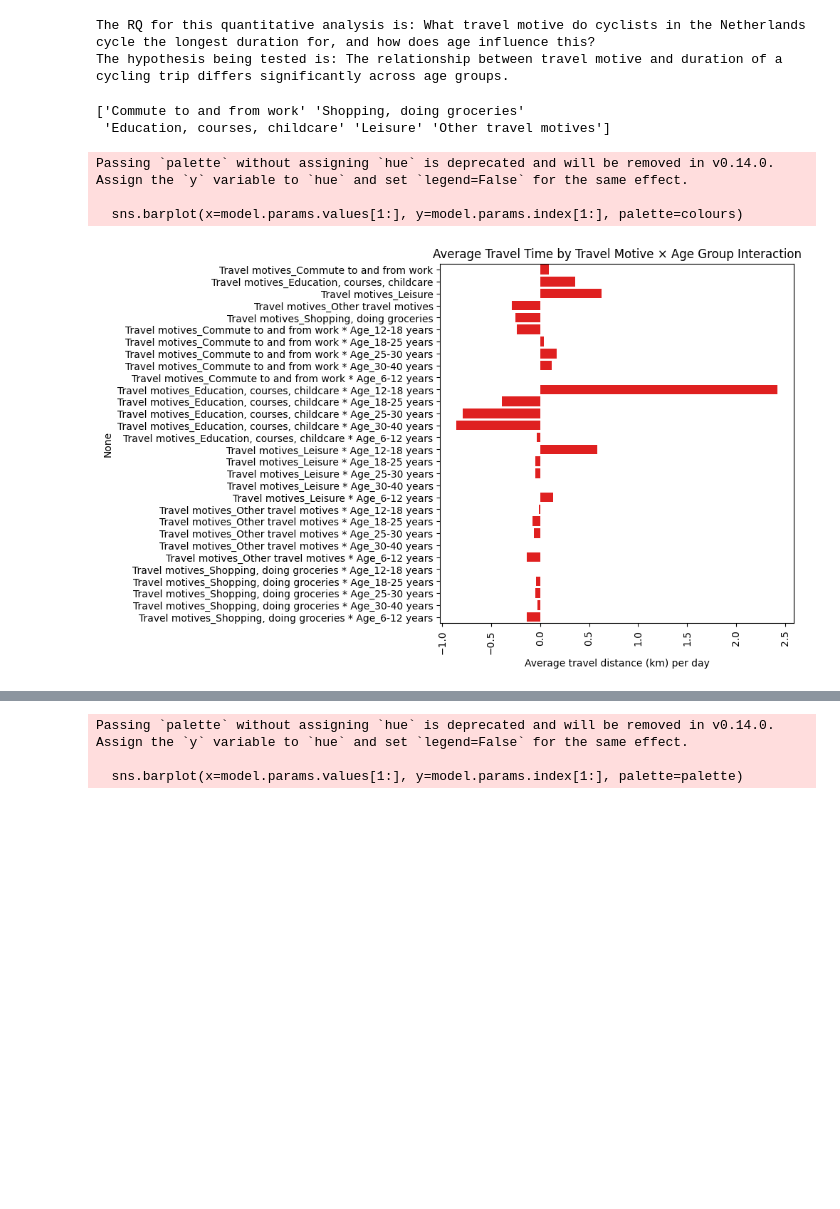
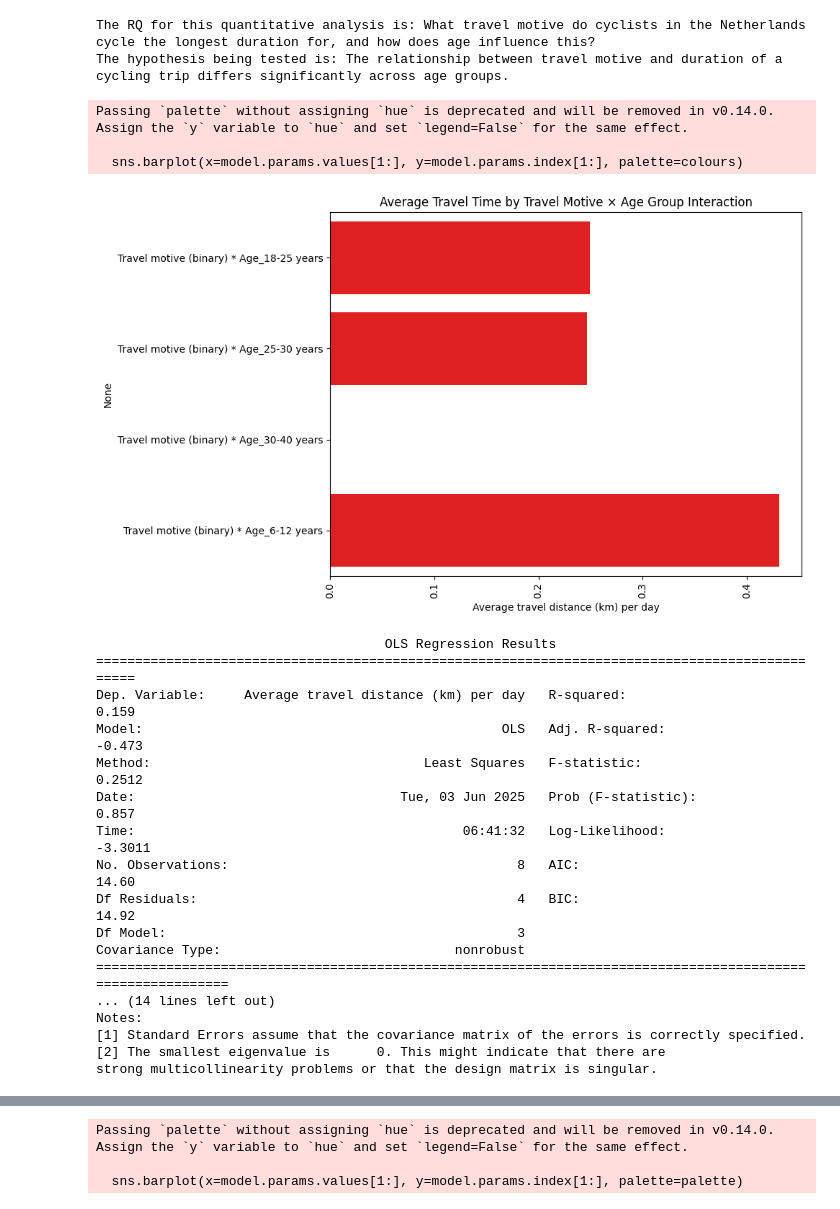
Before and after one commit to Angel-1213/six4change-quant-data, a Jupyter notebook: data analysis/Linear-regression2.ipynb, the cells around one changed output, grey strips where cells are left out. Cells and saved outputs as stored; diff of their text form; code cells hidden in the pictures; blank space fills up the shorter version.

```diff
--- a/data analysis/Linear-regression2.ipynb
+++ b/data analysis/Linear-regression2.ipynb
@@ -269,7 +269,11 @@ def load_and_clean_data(file_path):
     # Remove 'Total' rows from 'Travel motives' and 'Age' columns
     bicycle_data = bicycle_data[bicycle_data['Travel motives'] != 'Total']
     bicycle_data = bicycle_data[bicycle_data['Age'] != 'Total']
-    print(bicycle_data['Travel motives'].unique())  # Display unique travel motives after filtering
+
+    # Drop rows with any NaN values
+    bicycle_data.dropna(inplace=True)
+    # Reset index after filtering and dropping NaNs
+    bicycle_data.reset_index(drop=True, inplace=True)
 
     # Convert European number formats
     numeric_cols = [
@@ -321,34 +317,28 @@ def average(data):
 # %%
 # One hot encoding for categorical variables
-def one_hot_encode(data, column1, column2):
-   encoder = OneHotEncoder(sparse_output=False, drop=['Average of motives', 'Average of ages']) # Initialise the encoder
+def one_hot_encode(data, column):
+   encoder = OneHotEncoder(sparse_output=False, drop=['12-18 years']) # Initialise the encoder
 
-   one_hot_encoded = encoder.fit_transform(data[[column1, column2]]) # Fit the encder to the data and transform it
+   one_hot_encoded = encoder.fit_transform(data[[column]]) # Fit the encder to the data and transform it
 
    one_hot_df = pd.DataFrame(one_hot_encoded, columns=encoder.get_feature_names_out(), index=data.index) # Create a DataFrame from the encoded data
 
    df_encoded = pd.concat([data, one_hot_df], axis=1).dropna() # Concatenate the original DataFrame with the one-hot encoded DataFrame
 
-   df_encoded = df_encoded.drop(columns=[column1, column2]) # Drop the original column after encoding
+   df_encoded = df_encoded.drop(columns=[column]) # Drop the original column after encoding
    return df_encoded # Return the DataFrame with the one-hot encoded columns
 # %%
 # interaction between travel motives and age groups
-def interaction_terms(data, col1, col2):
-    travel_cols = [col for col in data.columns if col.startswith(col1)]
-    age_cols = [col for col in data.columns if col.startswith(col2)]
+def interaction_terms(data, colmotive, colage):
+    age_cols = [col for col in data.columns if col.startswith(colage)]
 
-    interaction_data = {}  # dictionary to hold new columns
+    interaction_data = {}
+    for a_col in age_cols: # Iterate over age columns
+        interaction_col = f'{colmotive} * {a_col}' # Create interaction column name
+        interaction_data[interaction_col] = data[colmotive] * data[a_col] # Calculate interaction term by multiplying age and motive columns
 
-    for t_col, a_col in product(travel_cols, age_cols):
-        interaction_col = f'{t_col} * {a_col}'
-        interaction_data[interaction_col] = (
-            pd.to_numeric(data[t_col], errors='coerce') *
-            pd.to_numeric(data[a_col], errors='coerce')
-        )
-
-    # Convert dict to DataFrame and concat all new columns at once
-    interaction_df = pd.DataFrame(interaction_data, index=data.index)
-    combined_df = pd.concat([data.copy(), interaction_df], axis=1)
+    interaction_df = pd.DataFrame(interaction_data, index=data.index) # Convert dict to Df
+    combined_df = pd.concat([data.copy(), interaction_df], axis=1) # Concatenate the og Df with the interaction terms df
     return combined_df
 # %%
 # 3. LINEAR REGRESSION
@@ -383,25 +373,40 @@ def visualisations(model):
 # %%
 # 5. EXECUTION
 
 # Load and clean the data
 bicycle_data = load_and_clean_data(DATA_PATH)
-average_data = average(bicycle_data) # Add a row with the averages of each column
-travel_one_hot = one_hot_encode(average_data, 'Travel motives', 'Age') # One-hot encode the 'Travel motives' column
+motive_binary = binary_encode_travel_motives(bicycle_data) # Filter and binary encode the 'Travel motives' column
+travel_one_hot = one_hot_encode(motive_binary, 'Age') # One-hot encode the 'Travel motives' column
 
 # Create interaction terms between travel motives and age groups
-interaction_df = interaction_terms(travel_one_hot, 'Travel motives', 'Age') # Create interaction terms between travel motives and age groups
+interaction_df = interaction_terms(travel_one_hot, 'Travel motive (binary)', 'Age_') # Create interaction terms between travel motives and age groups
 
 # Perform linear regression
-model = linear_regression(interaction_df, 'Average travel distance (km) per day', 'Travel motives_')
+model = linear_regression(interaction_df, 'Average travel distance (km) per day', 'Travel motive (binary) * Age_')
 
 # Visualise the coefficients of the regression model
 visualisation = visualisations(model)
 
 print(model.summary())
 # %% [output]
-['Commute to and from work' 'Shopping, doing groceries'
- 'Education, courses, childcare' 'Leisure' 'Other travel motives']
+Passing `palette` without assigning `hue` is deprecated and will be removed in v0.14.0. Assign the `y` variable to `hue` and set `legend=False` for the same effect.
+
+  sns.barplot(x=model.params.values[1:], y=model.params.index[1:], palette=colours)
+[figure, new version]
-Passing `palette` without assigning `hue` is deprecated and will be removed in v0.14.0. Assign the `y` variable to `hue` and set `legend=False` for the same effect.
-
-  sns.barplot(x=model.params.values[1:], y=model.params.index[1:], palette=colours)
+                                     OLS Regression Results
+================================================================================================
+Dep. Variable:     Average travel distance (km) per day   R-squared:                       0.159
+Model:                                              OLS   Adj. R-squared:                 -0.473
+Method:                                   Least Squares   F-statistic:                    0.2512
+Date:                                  Tue, 03 Jun 2025   Prob (F-statistic):              0.857
+Time:                                          06:41:32   Log-Likelihood:                -3.3011
+No. Observations:                                     8   AIC:                             14.60
+Df Residuals:                                         4   BIC:                             14.92
+Df Model:                                             3
+Covariance Type:                              nonrobust
+============================================================================================================
+... (14 lines left out)
+Notes:
+[1] Standard Errors assume that the covariance matrix of the errors is correctly specified.
+[2] The smallest eigenvalue is      0. This might indicate that there are
+strong multicollinearity problems or that the design matrix is singular.
-[figure, old version]
```
Also changed, not shown: parts of 8 cells of this notebook, 23 other files.
